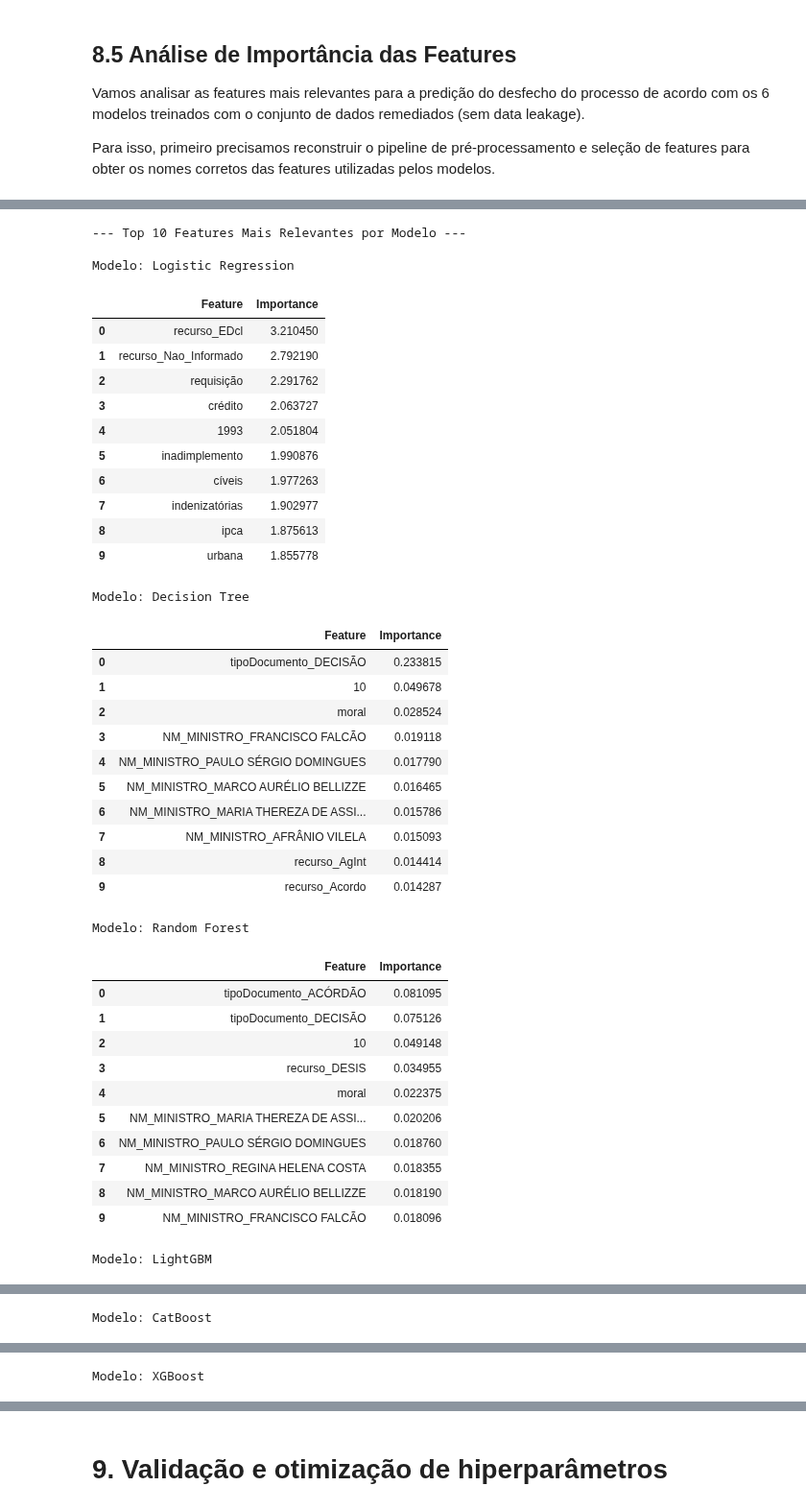
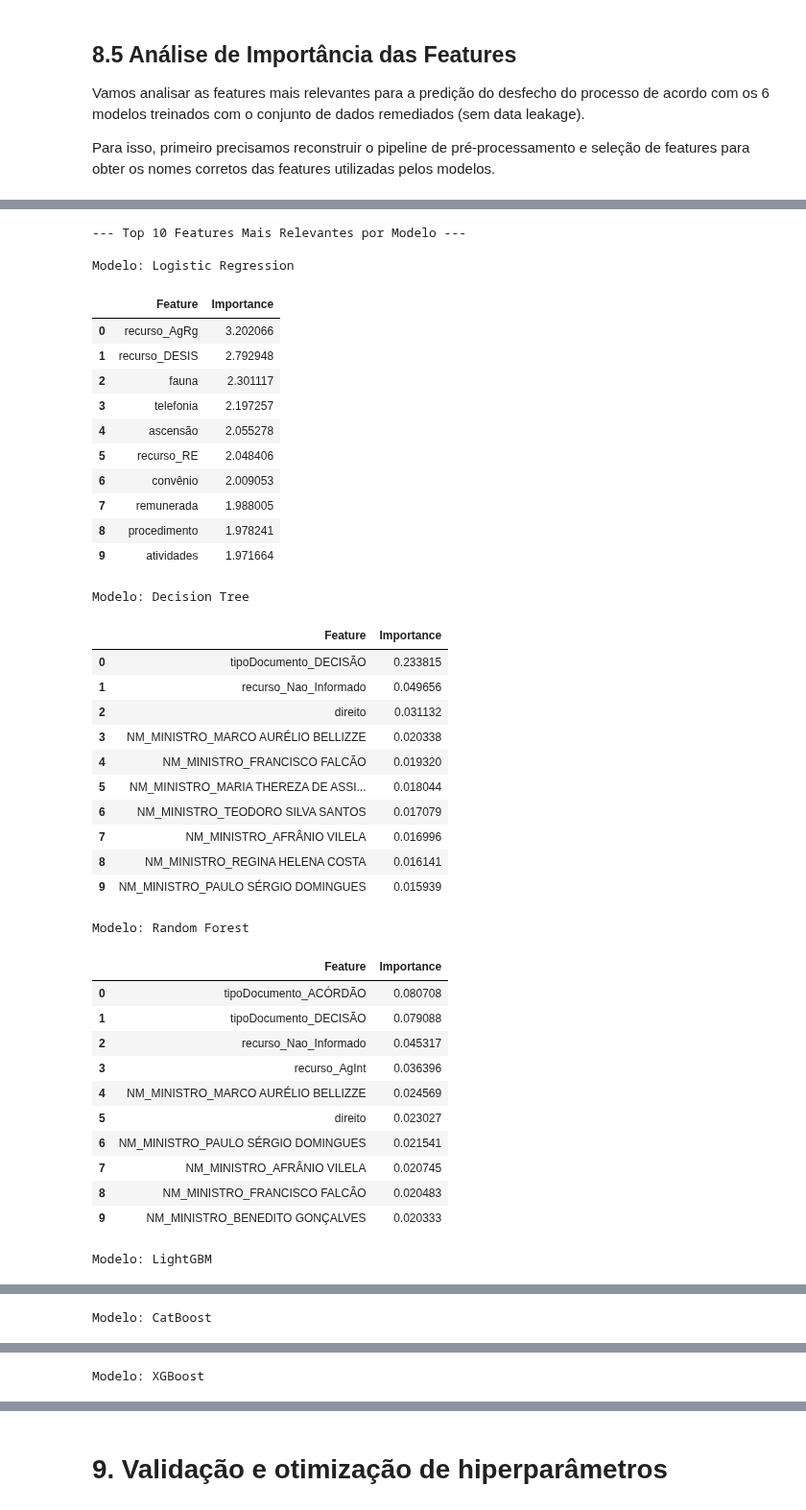
Before and after one commit to rafaeldebarros/MVP_machine_learning, a Jupyter notebook: MVP_ML_DL.ipynb, the cells around one changed output, grey strips where cells are left out. Shown at 96% size. Saved outputs shown, nothing was run; the diff lists cells and outputs as text; code cells hidden in the pictures.

```diff
--- a/MVP_ML_DL.ipynb
+++ b/MVP_ML_DL.ipynb
@@ -1881,7 +1916,7 @@ X_test_processed_remediated = pipeline_remediated.transform(X_test_df_remediated
 
 # Initializar SelectKBest com chi2 (k=500, conforme usado anteriormente)
 current_n_features_remediated = X_train_processed_remediated.shape[1]
-selector_remediated = SelectKBest(chi2, k=min(2000, current_n_features_remediated))
+selector_remediated = SelectKBest(chi2, k=min(1000, current_n_features_remediated))
 
 # Aplicar a seleção de atributos apenas nos dados de TREINO
 X_train_selected_remediated = selector_remediated.fit_transform(X_train_processed_remediated, y_train_remediated_encoded)
@@ -2163,9 +2193,9 @@ pipeline_remediated = Pipeline(steps=[('preprocessor', preprocessor_remediated)]
 X_train_processed_remediated = pipeline_remediated.fit_transform(X_train_df_remediated_processed)
 X_test_processed_remediated = pipeline_remediated.transform(X_test_df_remediated_processed)
 
-# Inicializar SelectKBest com chi2 (k=1024, para corresponder ao número de features dos modelos treinados)
+# Inicializar SelectKBest com chi2 (k=1000, para corresponder ao número de features dos modelos treinados)
 current_n_features_remediated = X_train_processed_remediated.shape[1]
-selector_remediated = SelectKBest(chi2, k=min(1024, current_n_features_remediated)) # Changed k to 1024
+selector_remediated = SelectKBest(chi2, k=min(1000, current_n_features_remediated)) # Changed k to 1000
 
 # Aplicar a seleção de atributos apenas nos dados de TREINO
 X_train_selected_remediated = selector_remediated.fit_transform(X_train_processed_remediated, y_train_remediated_encoded)
@@ -2205,6 +2233,5 @@ Total de features selecionadas: 500
 Algumas features selecionadas:  ['tipoDocumento_ACÓRDÃO', 'tipoDocumento_DECISÃO', 'NM_MINISTRO_AFRÂNIO VILELA', 'NM_MINISTRO_BENEDITO GONÇALVES', 'NM_MINISTRO_FRANCISCO FALCÃO', 'NM_MINISTRO_MARCO AU ...
 # %%
-importances_to_use = importances
 # --- Extração das Importâncias das Features para cada modelo ---
 
 feature_importances = {}
@@ -2229,73 +2256,68 @@ feature_importances['XGBoost'] = xgb_clf_remediated.feature_importances_
 
 # --- Exibição das Top Features para cada modelo ---
 
 print("\n--- Top 10 Features Mais Relevantes por Modelo ---")
 
 # Determine the target length for importances, which is the length of selected_feature_names
 target_length = len(selected_feature_names)
 
 for model_name, importances in feature_importances.items():
-    # Ensure 'importances' array has the same length as 'selected_feature_names'
-    # Truncate 'importances' if it's longer than 'selected_feature_names'.
-    # This might happen if 'selected_feature_names' was generated with a smaller 'k'
-    # than the actual number of features the models were trained on.
+
     if len(importances) > target_length:
         importances_to_use = importances[:target_length]
     elif len(importances) < target_length:
-        # If importances is shorter (less likely given context, but good for robustness)
-        # Pad with zeros or raise an error, depending on desired behavior.
-        # For now, let's raise an error, as this case implies a different problem.
+
         raise ValueError(f"Importances for {model_name} (length {len(importances)}) are shorter than selected_feature_names (length {target_length}). This indicates a deeper issue.")
     else:
         importances_to_use = importances
 
     # Cria um DataFrame temporário para ordenar as importâncias
     df_importances = pd.DataFrame({
         'Feature': selected_feature_names,
         'Importance': importances_to_use
     })
     df_importances = df_importances.sort_values(by='Importance', ascending=False).reset_index(drop=True)
 
     print(f"\nModelo: {model_name}")
     display(df_importances.head(10))
 # %% [output]
 --- Top 10 Features Mais Relevantes por Modelo ---
 
 Modelo: Logistic Regression
 |  | Feature | Importance |
-| 0 | recurso_EDcl | 3.210450 |
-| 1 | recurso_Nao_Informado | 2.792190 |
-| 2 | requisição | 2.291762 |
-| 3 | crédito | 2.063727 |
-| 4 | 1993 | 2.051804 |
-| 5 | inadimplemento | 1.990876 |
-| 6 | cíveis | 1.977263 |
-| 7 | indenizatórias | 1.902977 |
-| 8 | ipca | 1.875613 |
-| 9 | urbana | 1.855778 |
+| 0 | recurso_AgRg | 3.202066 |
+| 1 | recurso_DESIS | 2.792948 |
+| 2 | fauna | 2.301117 |
+| 3 | telefonia | 2.197257 |
+| 4 | ascensão | 2.055278 |
+| 5 | recurso_RE | 2.048406 |
+| 6 | convênio | 2.009053 |
+| 7 | remunerada | 1.988005 |
+| 8 | procedimento | 1.978241 |
+| 9 | atividades | 1.971664 |
 Modelo: Decision Tree
 |  | Feature | Importance |
 | 0 | tipoDocumento_DECISÃO | 0.233815 |
-| 1 | 10 | 0.049678 |
-| 2 | moral | 0.028524 |
-| 3 | NM_MINISTRO_FRANCISCO FALCÃO | 0.019118 |
-| 4 | NM_MINISTRO_PAULO SÉRGIO DOMINGUES | 0.017790 |
-| 5 | NM_MINISTRO_MARCO AURÉLIO BELLIZZE | 0.016465 |
-| 6 | NM_MINISTRO_MARIA THEREZA DE ASSI... | 0.015786 |
-| 7 | NM_MINISTRO_AFRÂNIO VILELA | 0.015093 |
-| 8 | recurso_AgInt | 0.014414 |
-| 9 | recurso_Acordo | 0.014287 |
+| 1 | recurso_Nao_Informado | 0.049656 |
+| 2 | direito | 0.031132 |
+| 3 | NM_MINISTRO_MARCO AURÉLIO BELLIZZE | 0.020338 |
+| 4 | NM_MINISTRO_FRANCISCO FALCÃO | 0.019320 |
+| 5 | NM_MINISTRO_MARIA THEREZA DE ASSI... | 0.018044 |
+| 6 | NM_MINISTRO_TEODORO SILVA SANTOS | 0.017079 |
+| 7 | NM_MINISTRO_AFRÂNIO VILELA | 0.016996 |
+| 8 | NM_MINISTRO_REGINA HELENA COSTA | 0.016141 |
+| 9 | NM_MINISTRO_PAULO SÉRGIO DOMINGUES | 0.015939 |
 Modelo: Random Forest
 |  | Feature | Importance |
-| 0 | tipoDocumento_ACÓRDÃO | 0.081095 |
-| 1 | tipoDocumento_DECISÃO | 0.075126 |
-| 2 | 10 | 0.049148 |
-| 3 | recurso_DESIS | 0.034955 |
-| 4 | moral | 0.022375 |
-| 5 | NM_MINISTRO_MARIA THEREZA DE ASSI... | 0.020206 |
-| 6 | NM_MINISTRO_PAULO SÉRGIO DOMINGUES | 0.018760 |
-| 7 | NM_MINISTRO_REGINA HELENA COSTA | 0.018355 |
-| 8 | NM_MINISTRO_MARCO AURÉLIO BELLIZZE | 0.018190 |
-| 9 | NM_MINISTRO_FRANCISCO FALCÃO | 0.018096 |
+| 0 | tipoDocumento_ACÓRDÃO | 0.080708 |
+| 1 | tipoDocumento_DECISÃO | 0.079088 |
+| 2 | recurso_Nao_Informado | 0.045317 |
+| 3 | recurso_AgInt | 0.036396 |
+| 4 | NM_MINISTRO_MARCO AURÉLIO BELLIZZE | 0.024569 |
+| 5 | direito | 0.023027 |
+| 6 | NM_MINISTRO_PAULO SÉRGIO DOMINGUES | 0.021541 |
+| 7 | NM_MINISTRO_AFRÂNIO VILELA | 0.020745 |
+| 8 | NM_MINISTRO_FRANCISCO FALCÃO | 0.020483 |
+| 9 | NM_MINISTRO_BENEDITO GONÇALVES | 0.020333 |
 Modelo: LightGBM
 |  | Feature | Importance |
```
Also changed, not shown: parts of 67 cells of this notebook.
